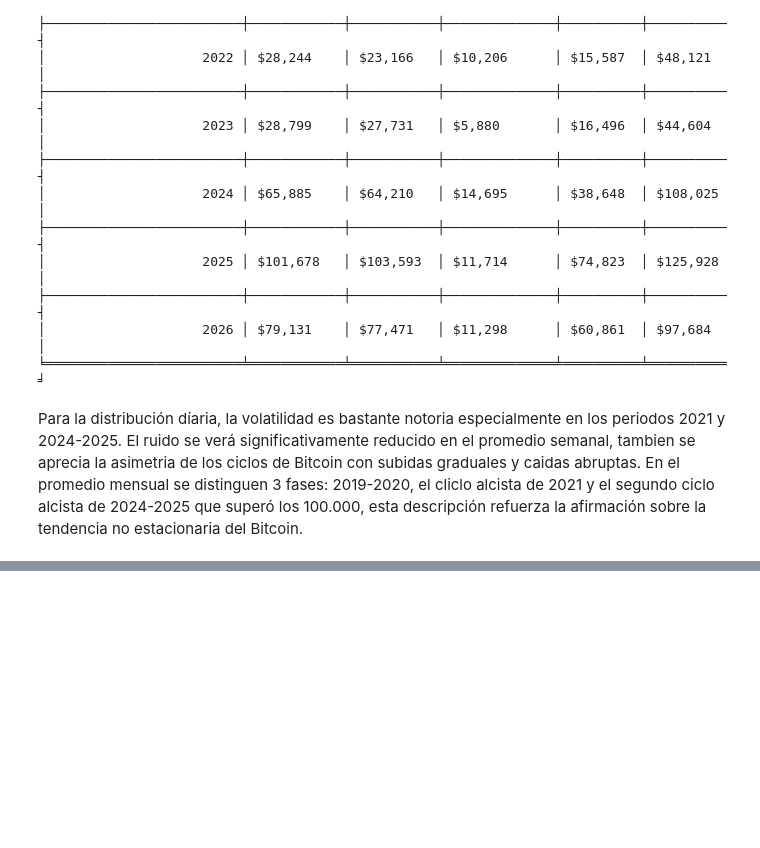
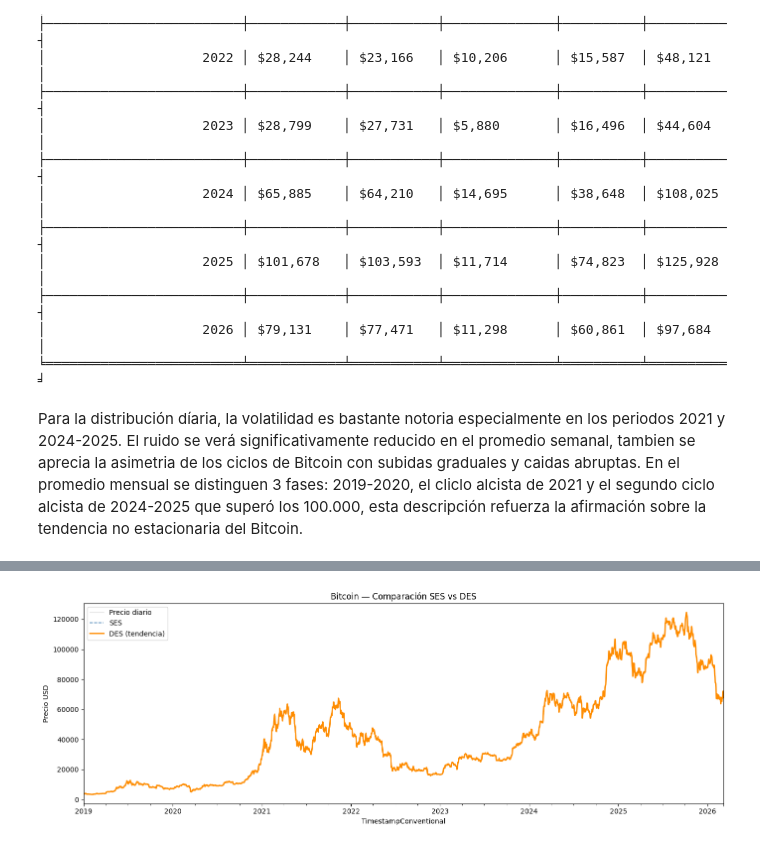
Before and after one commit to T1fff/Proyecto-Investigacion-Bitcoin, a Jupyter notebook: index.ipynb, the cells around one changed output, grey strips where cells are left out. Cells and saved outputs as stored; diff of their text form; code cells hidden in the pictures; blank space fills up the shorter version.

```diff
--- a/index.ipynb
+++ b/index.ipynb
@@ -520,0 +581,15 @@ Para la distribución díaria, la volatilidad es bastante notoria especialmente
+# %%
+des_model = ExponentialSmoothing(serie_diaria, trend='add').fit()
+des_fitted = pd.Series(des_model.fittedvalues, index=serie_diaria.index)
+
+fig, ax = plt.subplots(figsize=(14, 5))
+serie_diaria.plot(ax=ax, color='lightgray', linewidth=0.8, label='Precio diario')
+ses_fitted.plot(ax=ax, color='steelblue', linewidth=1.2, label='SES', linestyle='--')
+des_fitted.plot(ax=ax, color='darkorange', linewidth=2, label='DES (tendencia)')
+ax.set_title('Bitcoin — Comparación SES vs DES')
+ax.set_ylabel('Precio USD')
+ax.legend()
+plt.tight_layout()
+plt.show()
+# %% [output]
+[figure, added]
```
Also changed, not shown: parts of 13 cells of this notebook.
